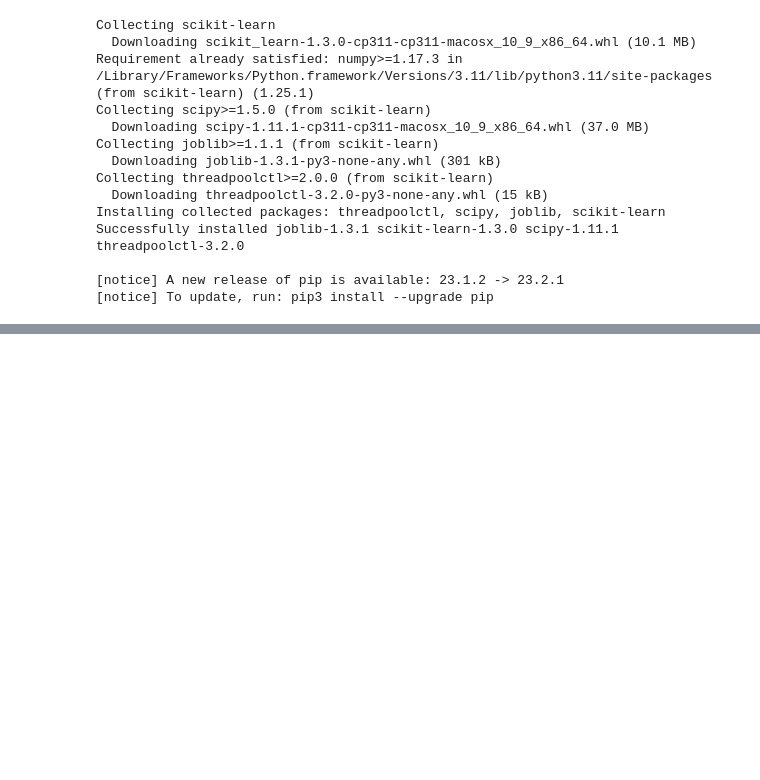
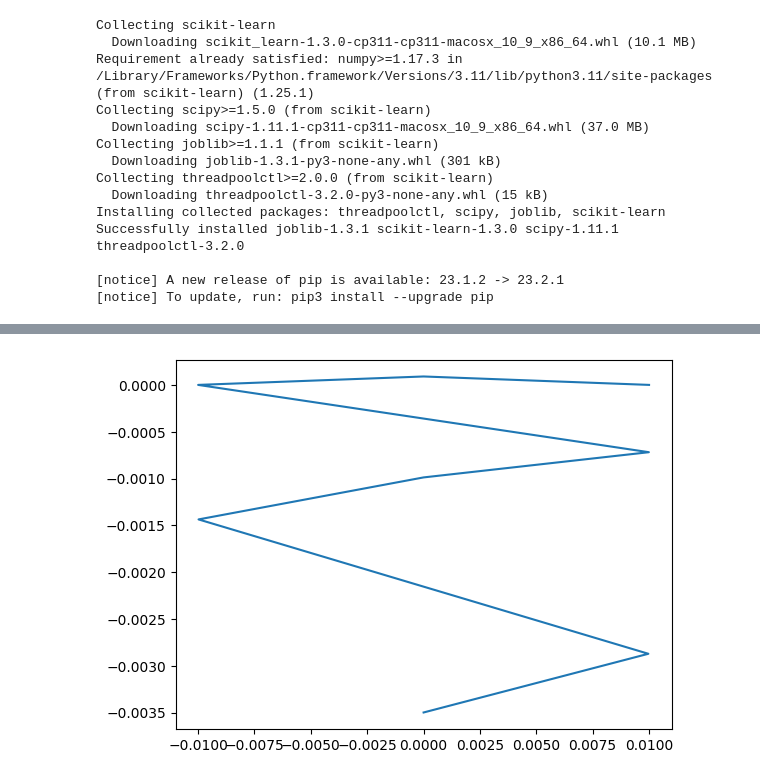
Before and after one commit to juliehinge/cern_gui, a Jupyter notebook: beam_tracking.ipynb, the cells around one changed output, grey strips where cells are left out. Saved outputs shown, nothing was run; the diff lists cells and outputs as text; code cells hidden in the pictures; blank space fills up the shorter version.

Commit message:
Beam tracking working

```diff
--- a/beam_tracking.ipynb
+++ b/beam_tracking.ipynb
@@ -135,50 +131,48 @@ Successfully installed joblib-1.3.1 scikit-learn-1.3.0 scipy-1.11.1 threadpoolct
 [notice] A new release of pip is available: 23.1.2 -> 23.2.1
 [notice] To update, run: pip3 install --upgrade pip
 # %%
+#R = 0.5
+A = [[0, 0.39], [0.39, 1.568], [1.568, 3.138]]
+#P = [-0.2,0]
+B = [0.6, 0.4, 0.5]
+G = [2.0,  -2.0, 1.0]
 
 
-def get_B_known_param(P):
-    R = 0.7
-    A = [0.39, 0.4, 0.5]
-    P = [0.2, -0.5]
-    B = [1,0.5,2]
-    G = [0, -2, 0.3]
-
-    a = A
-    A = []
-    curr = 0
-    for i in range(len(a)):
-        A.append([curr, curr + float(a[i])])
-        curr += float(a[i])
-
+def get_B(R, A, B, G, P):
     # Step 1: check what point it is
     x = P[0]
     y = P[1]
 
     # Initialize output
     Bout = 0
+    # Update output, if needed
 
-    # Update output, if needed
     for k in range(len(A)):
+
         m1 = math.tan(math.pi/2 - float(A[k][0]))
         m2 = math.tan(math.pi/2 - float(A[k][1]))
+
         if y < m1*x - R and y >= m2*x - R:  # if P is in Area k
+
             d = math.sqrt(x**2 + (y-(-R))**2)
             h = R - d
-
-            Bout = float(B[k])+ float(G[k])*h
+            Bout = float(B[k]) + float(G[k])*h
             break
 
 
     return Bout
 
+
+
+
+
 def next_point(r, P, d):
-    R = np.array([[0, 1],
+    Rot = np.array([[0, 1],
             [-1, 0]]) # Defining the rotation matrix in a clockwise direction
-    s = 0.001
+    s = 0.01
 
    # d = np.array(d) # The direction of the point
-    pc = np.matmul(R, d) # Multiplying the two matrices together to get the vector going from the point to the center
+    pc = np.matmul(Rot, d) # Multiplying the two matrices together to get the vector going from the point to the center
 
     Cx = P[0]+r*pc[0]
     Cy = P[1]+r*pc[1]
@@ -189,47 +183,64 @@ def next_point(r, P, d):
 
     R = np.array([[np.cos(-theta), -np.sin(-theta)],
             [np.sin(theta), np.cos(-theta)]]) # Defining the rotation matrix in a clockwise direction
+
     CP2 = np.matmul(R, CP)
     P = np.add(c,CP2) # Adding the distance from the center of the circle with the coordinates of the center to find the coordinates of the new point
 
-    counter_R = np.array([[0, -1],
-            [1, 0]]) # Defining the rotation matrix in a counter-clockwise direction
 
-    D = np.matmul(counter_R, CP2)
+    PC2 = -CP2
+    D2 = np.matmul(Rot, PC2)
 
-    return P, D
+    # Compute the magnitude of the vector
+    magnitude = np.linalg.norm(D2)
+    # Normalize the vector
+    D2 = D2/magnitude
+
+   # D2 = np.array(D2)
 
 
-def get_points(P, D, size):
 
-    # Compute the magnitude (or norm) of the vector
+    return P, D2
+
+
+
+
+def get_points(R, A, B, G, P, D, size):
+
+    # Compute the magnitude of the vector
     magnitude = np.linalg.norm(D)
-
     # Normalize the vector
     D = D/magnitude
-    print(D)
+
+    D = np.array(D)
+    B_e = 3.3356*0.1 # Beam Rigidity
+    s = 0.01
+
     points = []
-    for i in range(size):
-        B = get_B_known_param(P)
-        B_e = 3.3356*0.1 # Beam Rigidity
-        R = B_e/B # Radius
-        P, D = next_point(R,P,D)
+    for i in range(int(size)):
+        Bout = get_B(R, A, B, G, P)
+        if Bout != 0:
+            R = B_e/Bout # Radius
+            print(P)
+            P, D = next_point(R,P,-D)
+
+        else:
+            P2 = s*D
+            P = np.add(P, P2)
         points.append(P)
 
+        print(P)
 
     # Splitting the data into x and y coordinates for plotting
     x = [point[0] for point in points]
     y = [point[1] for point in points]
 
+    plt.plot(x,y)
 
-    return points
-    # Create the plot
-# plt.scatter(x, y)
 
-    # Display the plot
-#    plt.show()
+    return
 
 
 
-get_points([0,0], [3,4], 1)
+get_points(1, A, B, G, [0,0], [1,0], 10)
 # %% [output]
@@ -237,0 +262 @@ get_points([0,0], [3,4], 1)
+[figure, added]
```
Also changed, not shown: parts of 2 cells of this notebook, 4 other files.
